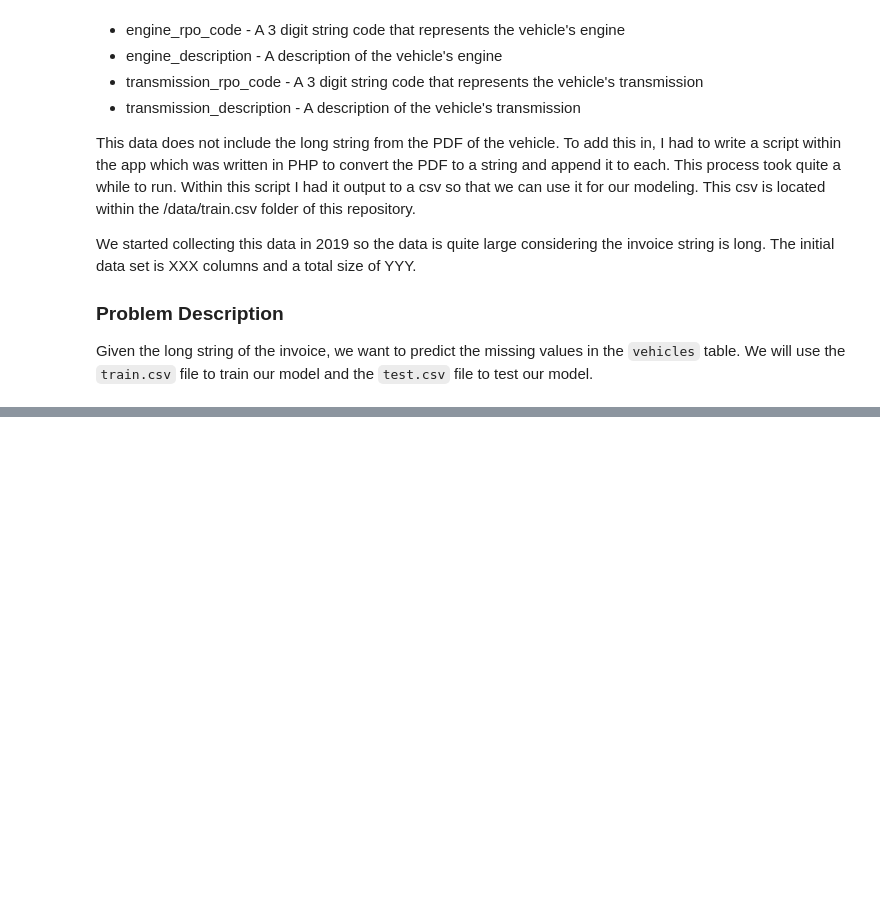
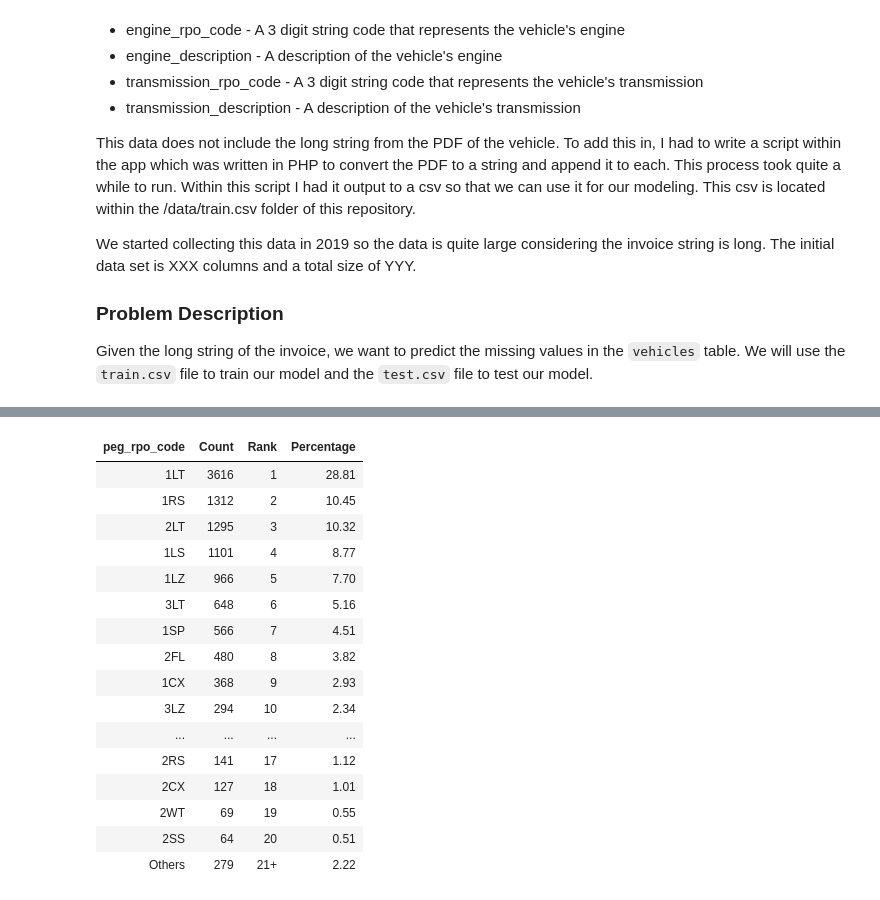
Before and after one commit to ajenkins198621/machine-learning-class2-unsupervised-final-project, a Jupyter notebook: vehicle-database-filler.ipynb, the cells around one changed output, grey strips where cells are left out. Drawn from its saved outputs; the diff is of its cells as text; code cells hidden in the pictures; blank space fills up the shorter version.

```diff
--- a/vehicle-database-filler.ipynb
+++ b/vehicle-database-filler.ipynb
@@ -40,0 +47,9 @@ Given the long string of the invoice, we want to predict the missing values in t
+# %%
+import pandas as pd
+import matplotlib.pyplot as plt
+import numpy as np
+import seaborn as sns
+from IPython.display import display, HTML
+
+
+train_data_frame = pd.read_csv("data/output.csv")
@@ -40,0 +86,9 @@ Given the long string of the invoice, we want to predict the missing values in t
+# %%
+def data_cleanup(data_frame):
+    data_frame = data_frame.dropna(subset=['vin', 'peg_rpo_code'])
+    data_frame = data_frame.drop_duplicates(subset='vin')
+    return data_frame
+
+train_data_frame = data_cleanup(train_data_frame)
+print(train_data_frame.info())
+print(train_data_frame.head())
@@ -40,0 +119,45 @@ Given the long string of the invoice, we want to predict the missing values in t
+# %%
+def generate_top20_tables(df, count_column):
+    """
+    Calculates and returns the data I can use to generate the top 20 tables.
+    """
+    tables = {}
+    for make, group in df.groupby('make'):
+        counts = group[count_column].value_counts()
+
+        top_20 = counts.head(20).reset_index()
+        top_20.columns = [count_column, 'Count']
+        top_20['Rank'] = np.arange(1, len(top_20) + 1)
+        top_20['Percentage'] = ((top_20['Count'] / counts.sum()) * 100).round(2)
+
+        others_sum = counts.iloc[20:].sum()
+        if others_sum > 0:
+            others_row = {
+                count_column: 'Others',
+                'Count': others_sum,
+                'Rank': '21+',
+                'Percentage': round((others_sum / counts.sum()) * 100, 2)
+            }
+            top_20 = pd.concat([top_20, pd.DataFrame([others_row])], ignore_index=True)
+
+        tables[make] = top_20
+
+    return tables
+
+
+def display_tables_side_by_side(tables):
+    """
+    Just a helper function to display the tables side by side.
+    """
+    html = f"<div style='display:flex; justify-content:space-around;'>"
+    for make, table in tables.items():
+        html += f"<div><h3>{make}</h3>{table.to_html(index=False)}</div>"
+    html += "</div>"
+    display(HTML(html))
+
+tables = generate_top20_tables(train_data_frame, 'peg_rpo_code')
+display_tables_side_by_side(tables)
+
+tables = generate_top20_tables(train_data_frame, 'exterior_color_rpo_code')
+display_tables_side_by_side(tables)
+# %% [output]
@@ -40,0 +188,17 @@ Given the long string of the invoice, we want to predict the missing values in t
+| peg_rpo_code | Count | Rank | Percentage |
+| 1LT | 3616 | 1 | 28.81 |
+| 1RS | 1312 | 2 | 10.45 |
+| 2LT | 1295 | 3 | 10.32 |
+| 1LS | 1101 | 4 | 8.77 |
+| 1LZ | 966 | 5 | 7.70 |
+| 3LT | 648 | 6 | 5.16 |
+| 1SP | 566 | 7 | 4.51 |
+| 2FL | 480 | 8 | 3.82 |
+| 1CX | 368 | 9 | 2.93 |
+| 3LZ | 294 | 10 | 2.34 |
+| ... | ... | ... | ... |
+| 2RS | 141 | 17 | 1.12 |
+| 2CX | 127 | 18 | 1.01 |
+| 2WT | 69 | 19 | 0.55 |
+| 2SS | 64 | 20 | 0.51 |
+| Others | 279 | 21+ | 2.22 |
```
Also changed, not shown: parts of 12 cells of this notebook.
